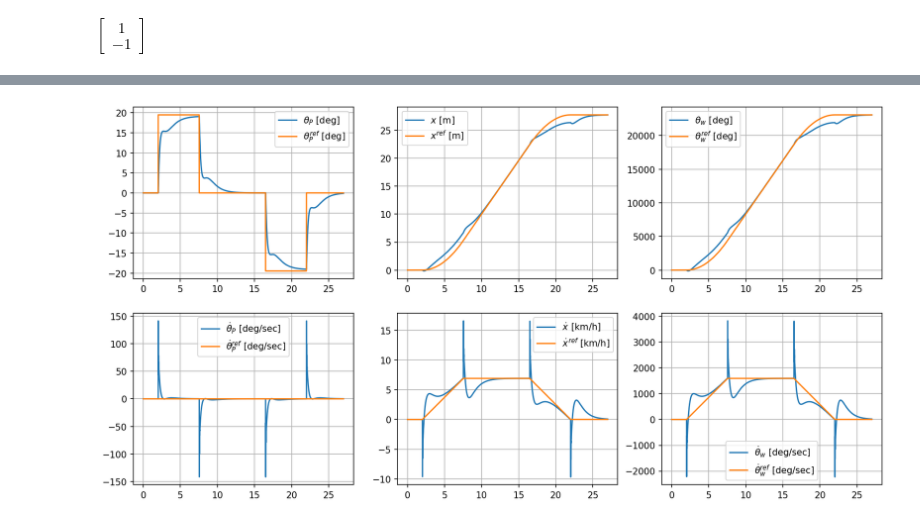
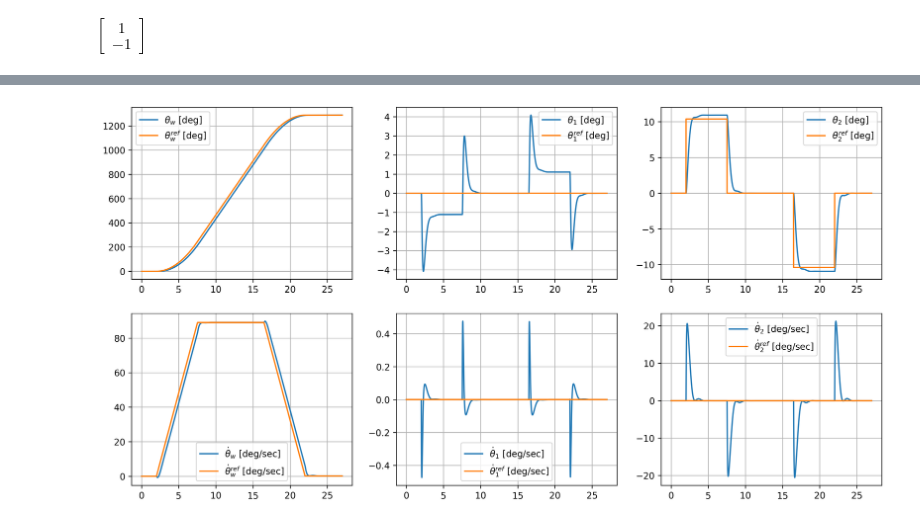
Before and after one commit to ssc166/joint_control, a Jupyter notebook: src/control_1/Dynamics.ipynb, the cells around one changed output, grey strips where cells are left out. Drawn from its saved outputs; the diff is of its cells as text; code cells hidden in the pictures.

Commit message:
WIP joint control

```diff
--- a/src/control_1/Dynamics.ipynb
+++ b/src/control_1/Dynamics.ipynb
@@ -219,0 +246,10 @@ D = [[0.]
+# %%
+# Rough 한 조건식
+vmax_ = 16/3.6
+t_ = 20# sec
+
+target_pos = vmax_*t_
+target_pos
+v = vmax_/target_pos
+a = v/4
+a
@@ -340,10 +341,0 @@ array([ 4.36537980e+02, -3.59770212e-01,  1.47118550e+02,  1.97061182e+00])
-# %%
-Q = sp.Matrix([ [1,0,0,0],
-                [0,1,0,0],
-                [0,0,1,0],
-                [0,0,0,1] ])
-R = sp.Matrix([ [0.07,0],
-                [0,0.07] ])
-
-K, S, E = control.lqr(sys0.A, sys0.B, Q, R)
-K
@@ -365,7 +358,7 @@ def simulate_model_closed(X0, Xdes, K_gain, time_array, dt):
     X = Xref = Xd_prev = Xd = X0
 
     t_save = [0]
-    x_save = xref_save = np.array([0,0,0,0])
+    x_save = xref_save = np.array([0,0,0,0,0,0])
     u_save = np.array([0,0])
 
     for i in range(len(time_array)):
@@ -378,20 +371,18 @@ def simulate_model_closed(X0, Xdes, K_gain, time_array, dt):
             j+=1
         else:
             Xdes_final = Xdes[:,Xdes.shape[1]-1]
-            Xdes_final[0] = 0 # force to set xl_des as 0
+            Xdes_final[2] = 0 # force to set xl_des as 0
             Xref = Xdes_final
-        #print(t,j)
+
         # full-state feedback
         #u = K@(Xgoal - X)
 
         # partial feedback
-        # u1 = K_gain[0][0:3,]@(Xref[0:3,] - X[0:3,])
-        # u2 = K_gain[1][0:3,]@(Xref[0:3,] - X[0:3,])
-        u1 = K_gain[0][0:]@(Xref[0:] - X[0:])
-        u2 = K_gain[1][0:]@(Xref[0:] - X[0:])
+        u1 = K_gain[0][1:]@(Xref[1:] - X[1:])
+        u2 = K_gain[1][1:]@(Xref[1:] - X[1:])
 
         # Forward Dynamics
-        #Xd_prev = Xd
+        Xd_prev = Xd
         # Linear Model
         u = [u1, u2]
         Xd = Aop@X + Bop@u # Xd = [xd, x_ld, thetad, xdd, x_ldd, thetadd]
@@ -408,63 +399,63 @@ def simulate_model_closed(X0, Xdes, K_gain, time_array, dt):
         u_save = np.vstack((u_save, np.array([u1,u2])))
 
         X = X + Xd*dt
+        t = t + dt
         i+=1
 
-        # #limit setting
-        # xl_limit = 0.5
-        # if  X[1] >= xl_limit:
-        #     X[1] = xl_limit
-        # elif X[1] <= -xl_limit:
-        #     X[1] = -xl_limit
+        #limit setting
+        # xl_limit = 10
+        # if X[2] >= xl_limit:
+        #     X[2] = xl_limit
+        # elif X[2] <= -xl_limit:
+        #     X[2] = -xl_limit
 
     return t_save, x_save, xref_save, u_save
 
 # initial condition
-# [theta_P, theta_w, thetad_P, thetad_P]
-X0 = np.array([0,0,0,0])
+# [x, x_l, theta, x_dot,x_l_dot, theta_dot]
+X0 = np.array([0,0,0,0,0,0])
 
 tf = 20 + 7
 dt = 0.01
 N = int(tf/dt)
 
 # time points
 t = np.linspace(0,tf,N)
 
 # simulation
-t_sim, x_sim, xref_sim, u_sim = simulate_model_closed(X0, thetaPdes, K, t, dt)
+t_sim, x_sim, xref_sim, u_sim = simulate_model_closed(X0, Xdes, K, t, dt)
 
-pl.figure(1, figsize=(15,12), dpi=150)
-
+pl.figure(1, figsize=(15,12), dpi=300)
 pl.subplot(331);
-pl.plot(t_sim, x_sim[:,0]*rad2deg, t_sim, xref_sim[:,0]*rad2deg);
-pl.legend([r'$\theta_P$ [deg]', r'$\theta_P^{ref}$ [deg]'], loc='best')
+pl.plot(t_sim, x_sim[:,0], t_sim, xref_sim[:,0]);
+pl.legend([r'$\theta_w$ [deg]', r'$\theta_w^{ref}$ [deg]'], loc='best')
 pl.grid()
 
 pl.subplot(332);
-pl.plot(t_sim, x_sim[:,1]*0.069, t_sim, xref_sim[:,1]*0.069);
-pl.legend([r'$x$ [m]', r'$x^{ref}$ [m]'], loc='best')
+pl.plot(t_sim, x_sim[:,1]*rad2deg, t_sim, xref_sim[:,1]*rad2deg);
+pl.legend([r'$\theta_1$ [deg]', r'$\theta_1^{ref}$ [deg]'], loc='best')
 pl.grid()
 
 pl.subplot(333);
-pl.plot(t_sim, x_sim[:,1]*rad2deg, t_sim, xref_sim[:,1]*rad2deg);
-pl.legend([r'$\theta_w$ [deg]', r'$\theta_w^{ref}$ [deg]'], loc='best')
+pl.plot(t_sim, x_sim[:,2]*rad2deg, t_sim, xref_sim[:,2]*rad2deg);
+pl.legend([r'$\theta_2$ [deg]', r'$\theta_2^{ref}$ [deg]'], loc='best')
 pl.grid()
 
 pl.subplot(334);
-pl.plot(t_sim, x_sim[:,2]*rad2deg, t_sim, xref_sim[:,2]*rad2deg);
-pl.legend([r'$\dot\theta_P$ [deg/sec]', r'$\dot\theta_P^{ref}$ [deg/sec]'], loc='best')
+pl.plot(t_sim, x_sim[:,3], t_sim, xref_sim[:,3]);
+pl.legend([r'$\dot\theta_w$ [deg/sec]', r'$\dot\theta_w^{ref}$ [deg/sec]'], loc='best')
 pl.grid()
 
 pl.subplot(335);
-pl.plot(t_sim, x_sim[:,3]*0.069*3.6, t_sim, xref_sim[:,3]*0.069*3.6);
-pl.legend([r'$\dotx$ [km/h]', r'$\dotx^{ref}$ [km/h]'], loc='best')
+pl.plot(t_sim, x_sim[:,4], t_sim, xref_sim[:,4]);
+pl.legend([r'$\dot\theta_1$ [deg/sec]', r'$\dot\theta_1^{ref}$ [deg/sec]'], loc='best')
 pl.grid()
 
 pl.subplot(336);
-pl.plot(t_sim, x_sim[:,3]*rad2deg, t_sim, xref_sim[:,3]*rad2deg);
-pl.legend([r'$\dot\theta_w$ [deg/sec]', r'$\dot\theta_w^{ref}$ [deg/sec]'], loc='best')
+pl.plot(t_sim, x_sim[:,5]*rad2deg, t_sim, xref_sim[:,5]*rad2deg);
+pl.legend([r'$\dot\theta_2$ [deg/sec]', r'$\dot\theta_2^{ref}$ [deg/sec]'], loc='best')
 pl.grid()
 # %% [output]
-[figure, old version]
+[figure, new version]
 # %%
 pl.figure(2, figsize=(12,8), dpi=300)
```
Also changed, not shown: parts of 31 cells of this notebook, 4 other files.
